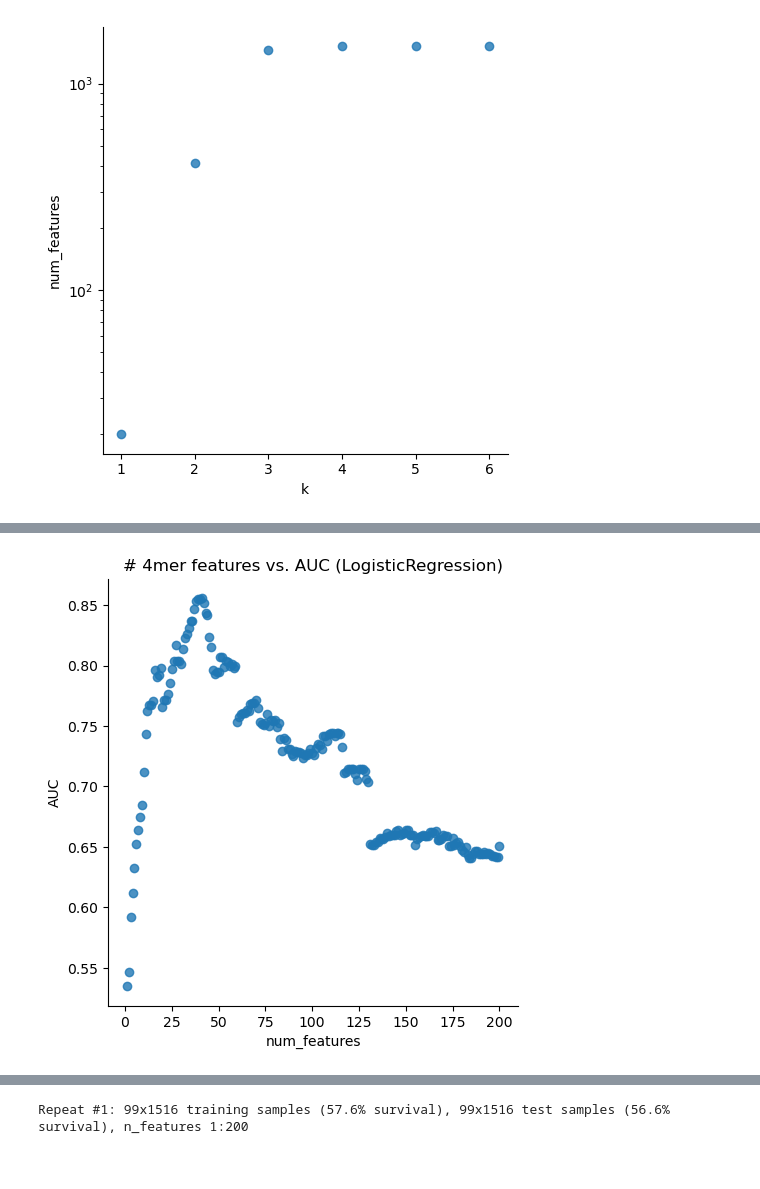
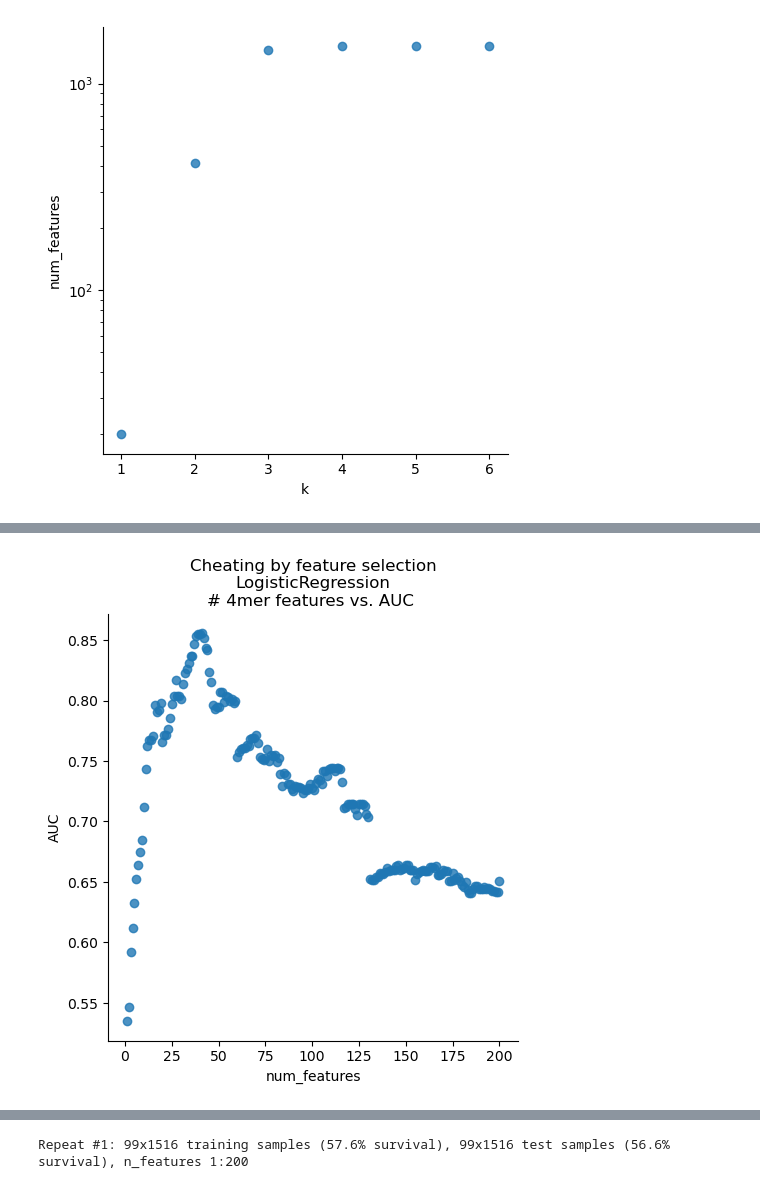
Before and after one commit to iskandr/bcb731, a Jupyter notebook: notebooks/3 - p-values vs accuracy.ipynb, the cells around one changed output, grey strips where cells are left out. Cells and saved outputs as stored; diff of their text form; code cells hidden in the pictures.

```diff
--- a/notebooks/3 - p-values vs accuracy.ipynb
+++ b/notebooks/3 - p-values vs accuracy.ipynb
@@ -757,9 +884,9 @@ plt.savefig("num-4mer-features-vs-accuracy-logistic-regression.png")
 # %%
 sns.lmplot(metrics, x="num_features", y="AUC", fit_reg=False)
-plt.title("# 4mer features vs. AUC (LogisticRegression)")
+plt.title("Cheating by feature selection\nLogisticRegression\n# 4mer features vs. AUC ")
 plt.savefig("num-4mer-features-vs-auc-4mer-logistic-regression.png")
 # %% [output]
-[figure, old version]
+[figure, new version]
 # %%
 sns.lmplot(metrics, x="num_features", y="p", fit_reg=False)
 plt.axhline(y=0.05, color='r', linestyle='-')
```
Also changed, not shown: parts of 61 cells of this notebook.
